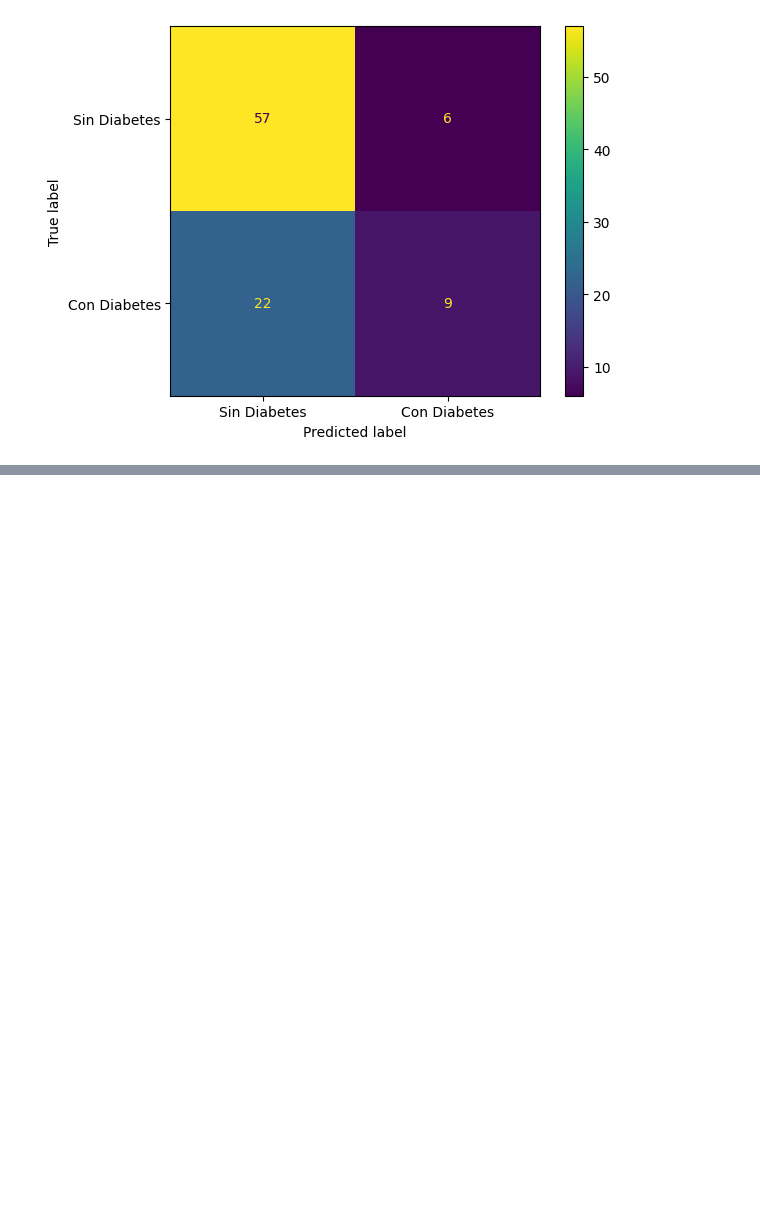
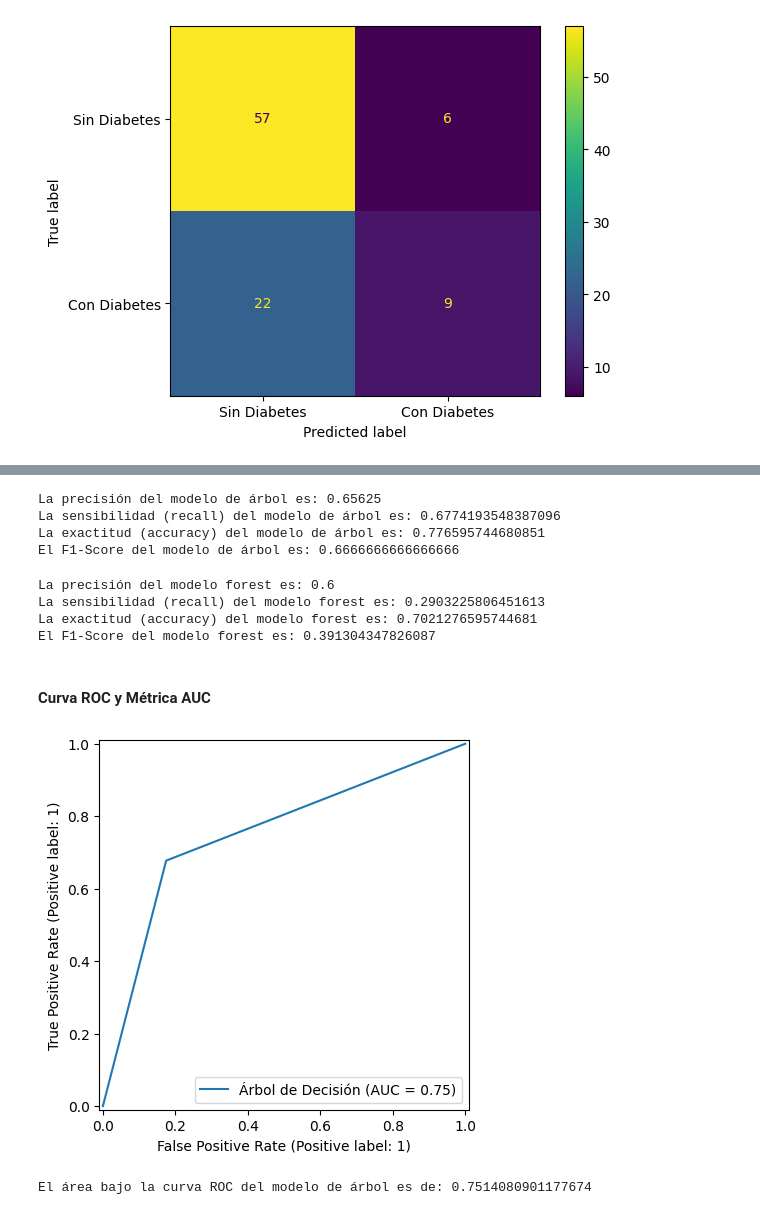
Before and after one commit to DanielRaiicHu/clasificacion_validacion_y_metricas, a Jupyter notebook: Clasificacion_validacion_y_metricas.ipynb, the cells around one changed output, grey strips where cells are left out. Drawn from its saved outputs; the diff is of its cells as text; code cells hidden in the pictures; blank space fills up the shorter version.

```diff
--- a/Clasificacion_validacion_y_metricas.ipynb
+++ b/Clasificacion_validacion_y_metricas.ipynb
@@ -923,0 +950,24 @@ visualizacion_forest_desafio.plot();
+# %%
+# Métricas Modelo Árbol
+print(f'La precisión del modelo de árbol es: {precision_score(y_val_desafio,y_previsto_arbol_desafio)}')
+print(f'La sensibilidad (recall) del modelo de árbol es: {recall_score(y_val_desafio,y_previsto_arbol_desafio)}')
+print(f'La exactitud (accuracy) del modelo de árbol es: {accuracy_score(y_val_desafio,y_previsto_arbol_desafio)}')
+print(f'El F1-Score del modelo de árbol es: {f1_score(y_val_desafio,y_previsto_arbol_desafio)}')
+# %% [output]
+La precisión del modelo de árbol es: 0.65625
+La sensibilidad (recall) del modelo de árbol es: 0.6774193548387096
+La exactitud (accuracy) del modelo de árbol es: 0.776595744680851
+El F1-Score del modelo de árbol es: 0.6666666666666666
+# %%
+# Métricas Modelo Forest
+print(f'La precisión del modelo forest es: {precision_score(y_val_desafio,y_previsto_forest_desafio)}')
+print(f'La sensibilidad (recall) del modelo forest es: {recall_score(y_val_desafio,y_previsto_forest_desafio)}')
+print(f'La exactitud (accuracy) del modelo forest es: {accuracy_score(y_val_desafio,y_previsto_forest_desafio)}')
+print(f'El F1-Score del modelo forest es: {f1_score(y_val_desafio,y_previsto_forest_desafio)}')
+# %% [output]
+La precisión del modelo forest es: 0.6
+La sensibilidad (recall) del modelo forest es: 0.2903225806451613
+La exactitud (accuracy) del modelo forest es: 0.7021276595744681
+El F1-Score del modelo forest es: 0.391304347826087
+# %% [markdown]
+#### Curva ROC y Métrica AUC
@@ -923,0 +979,10 @@ visualizacion_forest_desafio.plot();
+# %%
+# Curva ROC Modelo Árbol
+RocCurveDisplay.from_predictions(y_val_desafio,y_previsto_arbol_desafio, name='Árbol de Decisión');
+# %% [output]
+[figure, added]
+# %%
+# El Área Bajo la Curva (AUC) - Modelo Árbol
+print(f'El área bajo la curva ROC del modelo de árbol es de: {roc_auc_score(y_val_desafio, y_previsto_arbol_desafio)}')
+# %% [output]
+El área bajo la curva ROC del modelo de árbol es de: 0.7514080901177674
```
Also changed, not shown: parts of 22 cells of this notebook.
